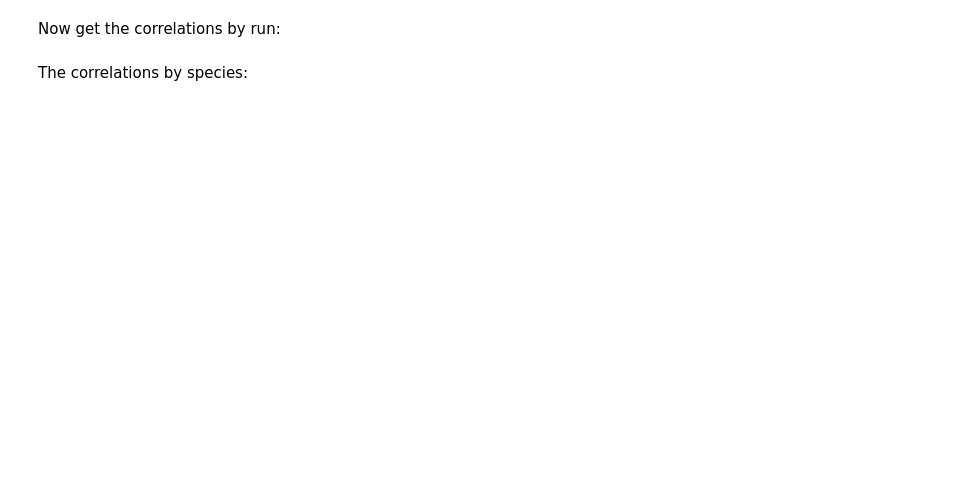
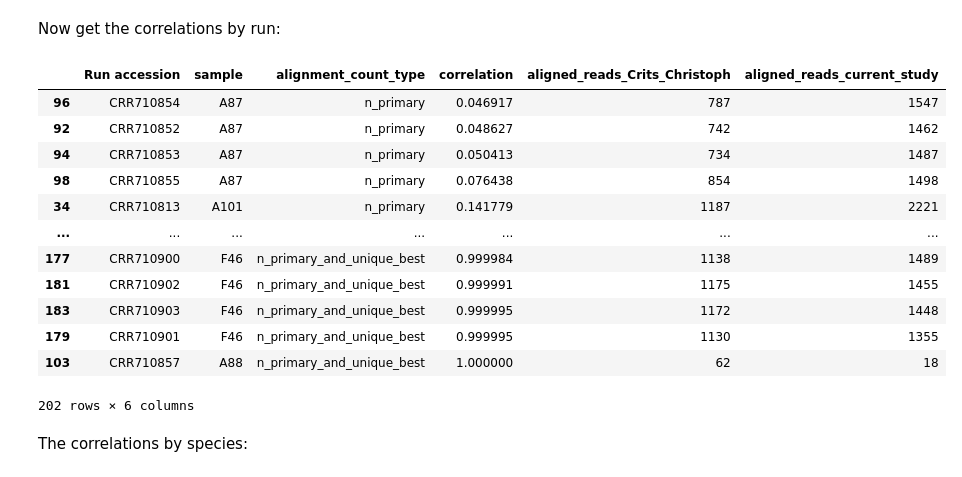
Before and after one commit to jbloom/Huanan_market_samples, a Jupyter notebook: notebooks/make_plots.py.ipynb, the cells around one changed output. Cells and saved outputs as stored; diff of their text form; code cells hidden in the pictures; blank space fills up the shorter version.

```diff
--- a/notebooks/make_plots.py.ipynb
+++ b/notebooks/make_plots.py.ipynb
@@ -128,24 +196,39 @@ Now get the correlations by run:
 # %%
 crits_christoph_vs_current_corr = (
     crits_christoph_vs_current
+#    .query("common_name not in ['gray fox', 'masked palm civet']")
     .groupby(["Run accession", "sample", "alignment_count_type"])
-    [["alignment count Crits-Christoph", "alignment count current study"]]
+    [["aligned reads Crits-Christoph", "aligned reads current study"]]
     .corr(method="pearson")
     .reset_index()
-    .query("level_3 == 'alignment count Crits-Christoph'")
-    .rename(columns={"alignment count current study": "correlation"})
-    .drop(columns=["level_3", "alignment count Crits-Christoph"])
+    .query("level_3 == 'aligned reads Crits-Christoph'")
+    .rename(columns={"aligned reads current study": "correlation"})
+    .drop(columns=["level_3", "aligned reads Crits-Christoph"])
     .query("correlation.notnull()")
     .merge(
         crits_christoph_vs_current
         .groupby(["Run accession", "alignment_count_type"], as_index=False)
         .aggregate(
-            aligned_reads_Crits_Christoph=pd.NamedAgg("alignment count Crits-Christoph", "sum"),
-            aligned_reads_current_study=pd.NamedAgg("alignment count current study", "sum"),
+            aligned_reads_Crits_Christoph=pd.NamedAgg("aligned reads Crits-Christoph", "sum"),
+            aligned_reads_current_study=pd.NamedAgg("aligned reads current study", "sum"),
         )
     )
 )
 
 crits_christoph_vs_current_corr.sort_values("correlation")
+# %% [output]
+|  | Run accession | sample | alignment_count_type | correlation | aligned_reads_Crits_Christoph | aligned_reads_current_study |
+| 96 | CRR710854 | A87 | n_primary | 0.046917 | 787 | 1547 |
+| 92 | CRR710852 | A87 | n_primary | 0.048627 | 742 | 1462 |
+| 94 | CRR710853 | A87 | n_primary | 0.050413 | 734 | 1487 |
+| 98 | CRR710855 | A87 | n_primary | 0.076438 | 854 | 1498 |
+| 34 | CRR710813 | A101 | n_primary | 0.141779 | 1187 | 2221 |
+| ... | ... | ... | ... | ... | ... | ... |
+| 177 | CRR710900 | F46 | n_primary_and_unique_best | 0.999984 | 1138 | 1489 |
+| 181 | CRR710902 | F46 | n_primary_and_unique_best | 0.999991 | 1175 | 1455 |
+| 183 | CRR710903 | F46 | n_primary_and_unique_best | 0.999995 | 1172 | 1448 |
+| 179 | CRR710901 | F46 | n_primary_and_unique_best | 0.999995 | 1130 | 1355 |
+| 103 | CRR710857 | A88 | n_primary_and_unique_best | 1.000000 | 62 | 18 |
+202 rows × 6 columns
 # %% [markdown]
 The correlations by species:
```
Also changed, not shown: parts of 10 cells of this notebook.
